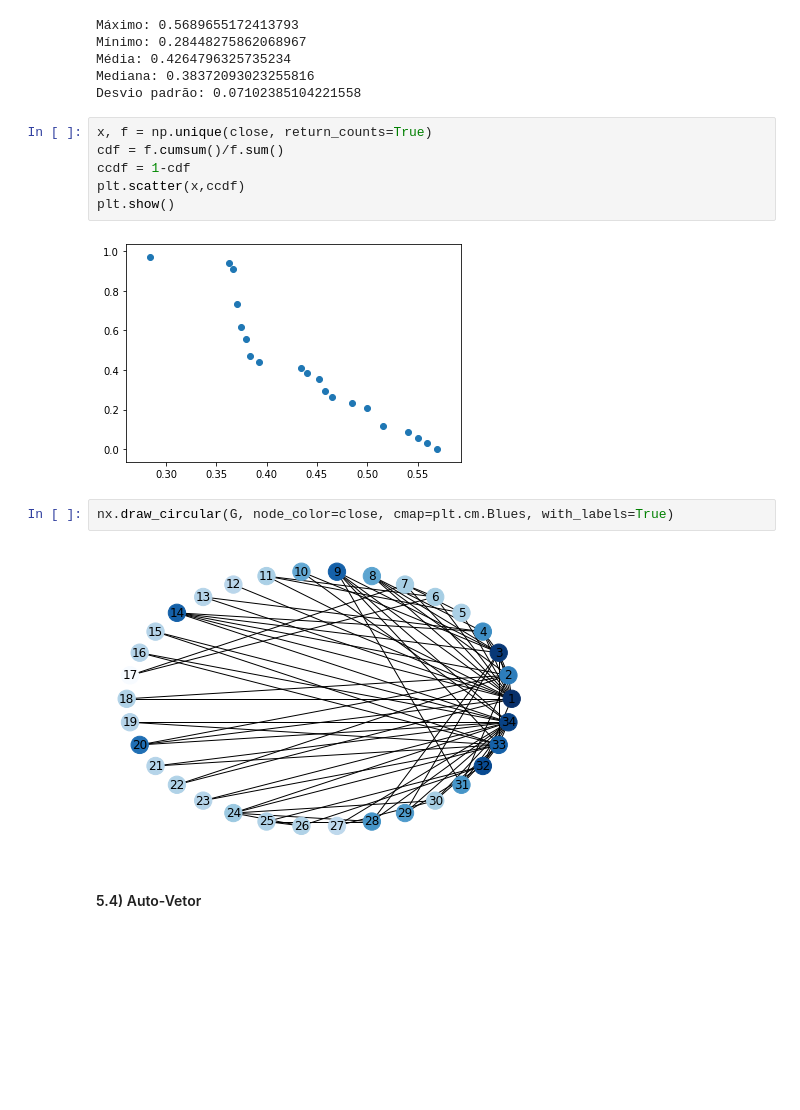
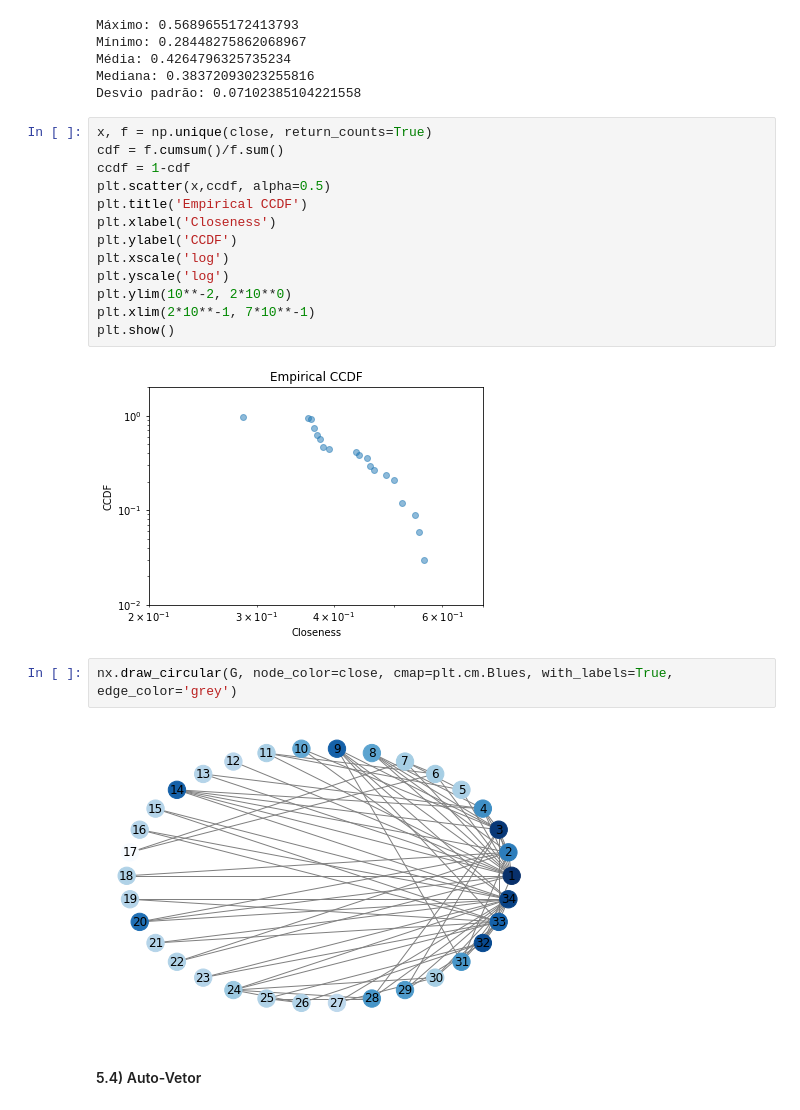
Before and after one commit to cleitonmoya/CPS765-Trabalho1, a Jupyter notebook: karate.ipynb, the cells around one changed output. Saved outputs shown, nothing was run; the diff lists cells and outputs as text; blank space fills up the shorter version.

```diff
--- a/karate.ipynb
+++ b/karate.ipynb
@@ -273,15 +337,22 @@ Desvio padrão: 0.07102385104221558
 # %%
 x, f = np.unique(close, return_counts=True)
 cdf = f.cumsum()/f.sum()
 ccdf = 1-cdf
-plt.scatter(x,ccdf)
+plt.scatter(x,ccdf, alpha=0.5)
+plt.title('Empirical CCDF')
+plt.xlabel('Closeness')
+plt.ylabel('CCDF')
+plt.xscale('log')
+plt.yscale('log')
+plt.ylim(10**-2, 2*10**0)
+plt.xlim(2*10**-1, 7*10**-1)
 plt.show()
 # %% [output]
-[figure, old version]
+[figure, new version]
 # %%
-nx.draw_circular(G, node_color=close, cmap=plt.cm.Blues, with_labels=True)
+nx.draw_circular(G, node_color=close, cmap=plt.cm.Blues, with_labels=True, edge_color='grey')
 # %% [output]
-[figure, old version]
+[figure, new version]
 # %% [markdown]
 #### 5.4) Auto-Vetor
 # %%
```
Also changed, not shown: parts of 32 cells of this notebook, 45 other files.
